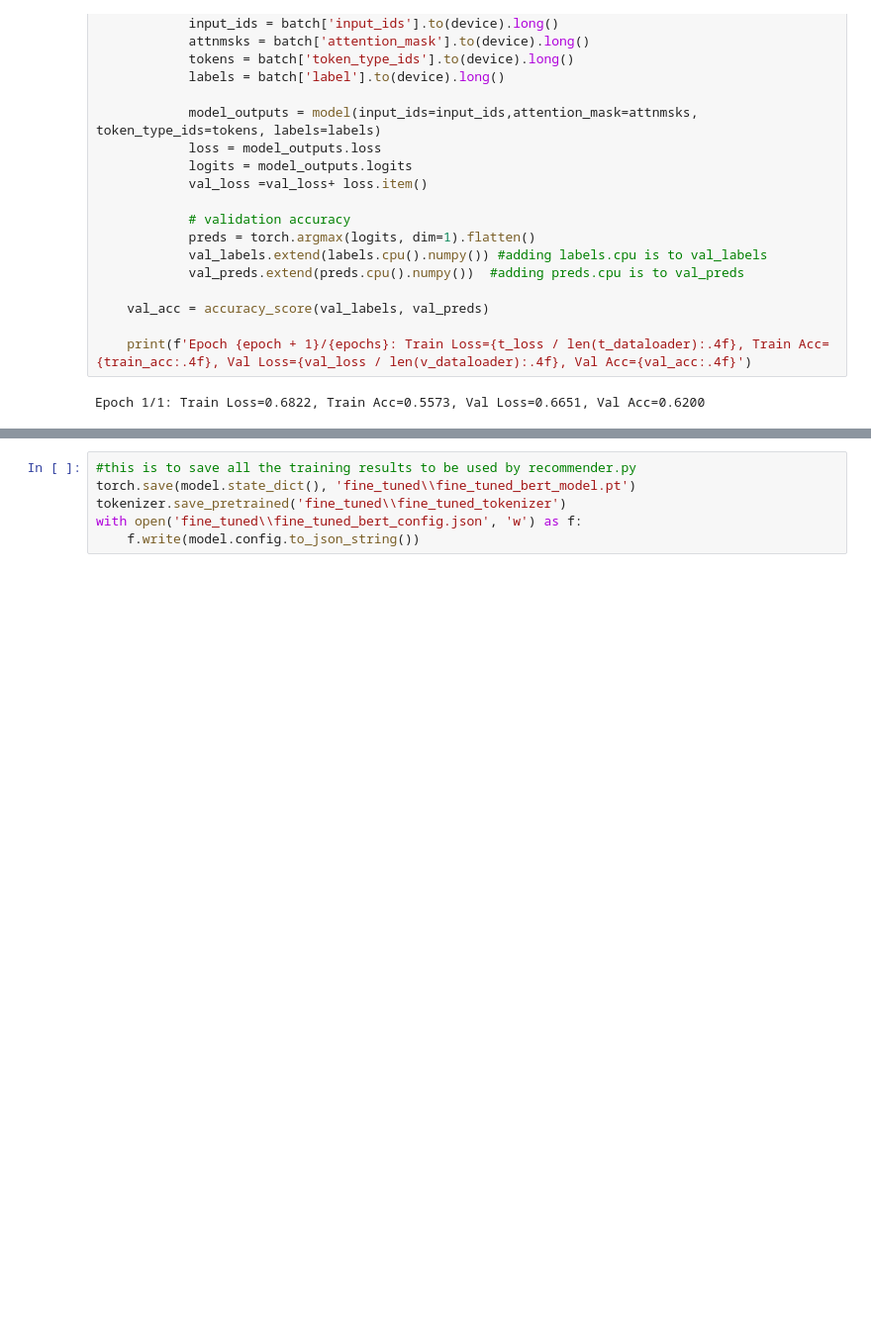
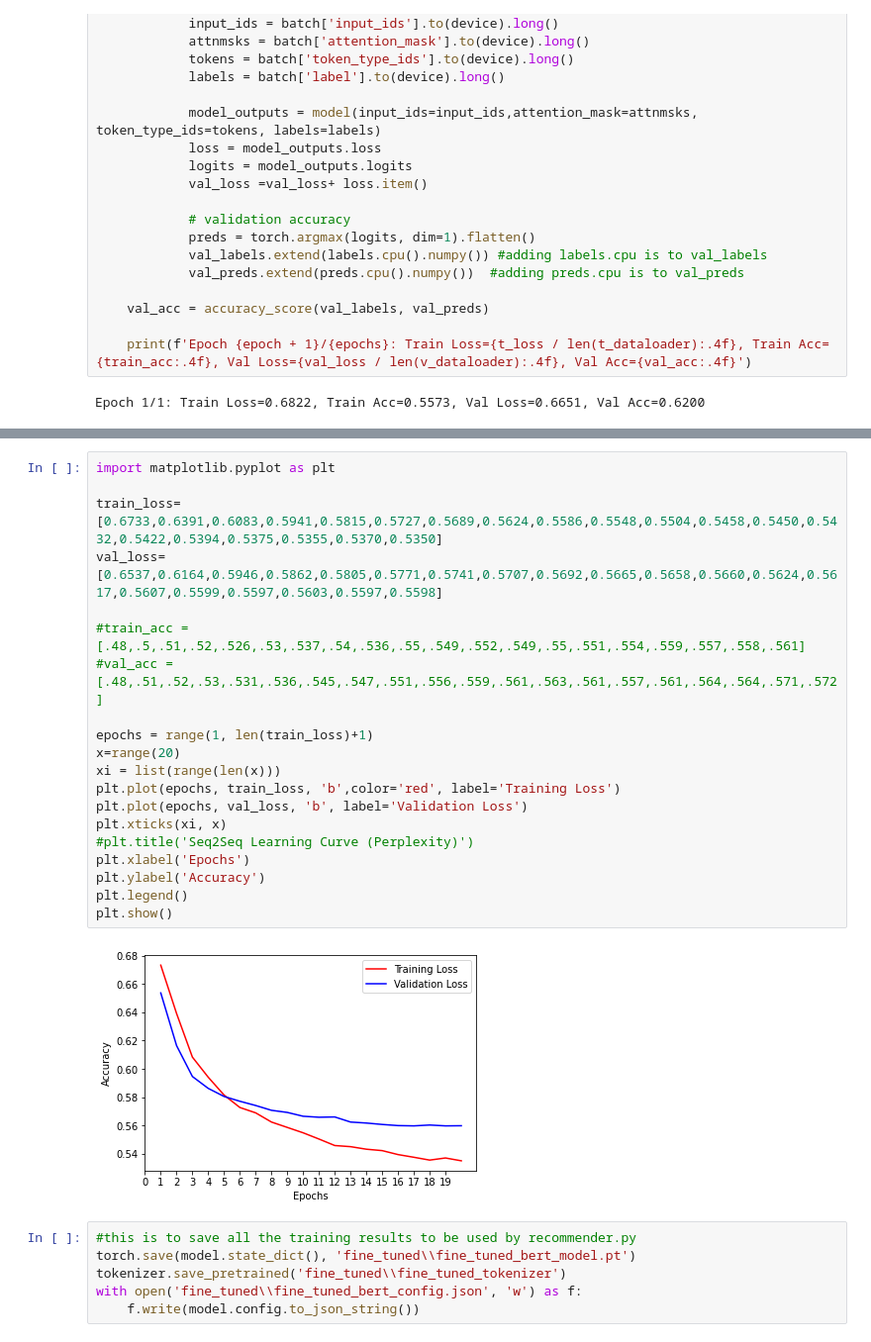
Before and after one commit to stewardrm/CS7641_proj, a Jupyter notebook: code/Rob/fine_tuner_code/fine_tuner.ipynb, the cells around one changed output, grey strips where cells are left out. Shown at 99% size. Drawn from its saved outputs; the diff is of its cells as text; blank space fills up the shorter version.

```diff
--- a/code/Rob/fine_tuner_code/fine_tuner.ipynb
+++ b/code/Rob/fine_tuner_code/fine_tuner.ipynb
@@ -117,3 +140,25 @@ Epoch 1/1: Train Loss=0.6822, Train Acc=0.5573, Val Loss=0.6651, Val Acc=0.6200
+# %%
+import matplotlib.pyplot as plt
+
+train_loss=[0.6733,0.6391,0.6083,0.5941,0.5815,0.5727,0.5689,0.5624,0.5586,0.5548,0.5504,0.5458,0.5450,0.5432,0.5422,0.5394,0.5375,0.5355,0.5370,0.5350]
+val_loss=[0.6537,0.6164,0.5946,0.5862,0.5805,0.5771,0.5741,0.5707,0.5692,0.5665,0.5658,0.5660,0.5624,0.5617,0.5607,0.5599,0.5597,0.5603,0.5597,0.5598]
+
+#train_acc = [.48,.5,.51,.52,.526,.53,.537,.54,.536,.55,.549,.552,.549,.55,.551,.554,.559,.557,.558,.561]
+#val_acc = [.48,.51,.52,.53,.531,.536,.545,.547,.551,.556,.559,.561,.563,.561,.557,.561,.564,.564,.571,.572]
+
+epochs = range(1, len(train_loss)+1)
+x=range(20)
+xi = list(range(len(x)))
+plt.plot(epochs, train_loss, 'b',color='red', label='Training Loss')
+plt.plot(epochs, val_loss, 'b', label='Validation Loss')
+plt.xticks(xi, x)
+#plt.title('Seq2Seq Learning Curve (Perplexity)')
+plt.xlabel('Epochs')
+plt.ylabel('Accuracy')
+plt.legend()
+plt.show()
+# %% [output]
+[figure, added]
 # %%
 #this is to save all the training results to be used by recommender.py
 torch.save(model.state_dict(), 'fine_tuned\\fine_tuned_bert_model.pt')
```
Also changed, not shown: parts of 1 cell of this notebook.
